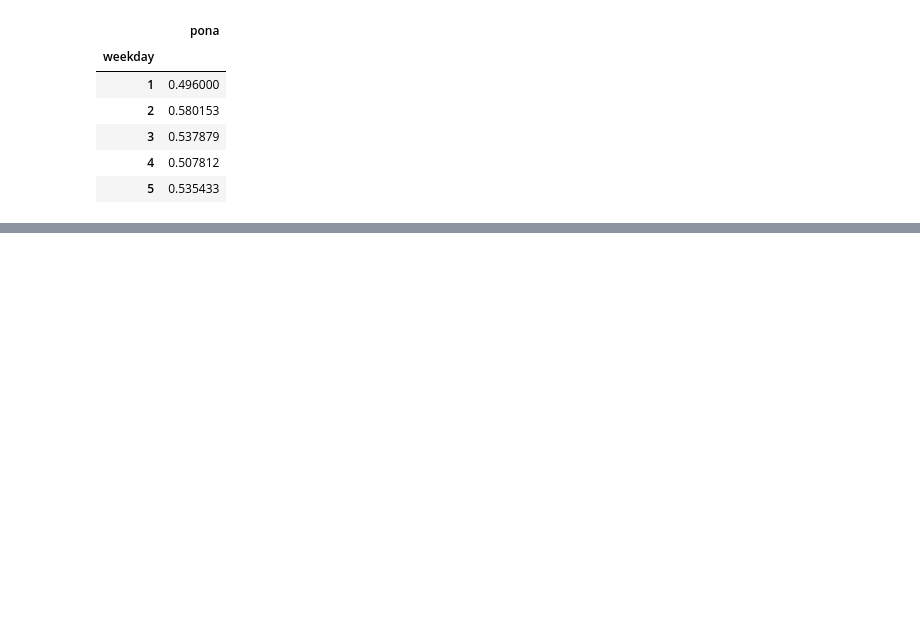
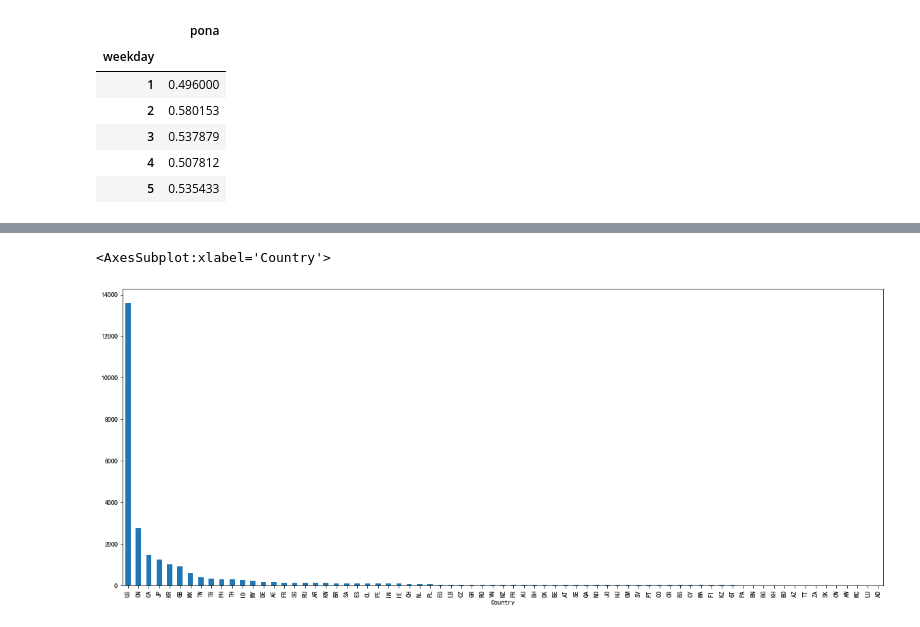
Before and after one commit to NekoSilverFox/Data-Mining, a Jupyter notebook: 003 - Pandas/Pandas.ipynb, the cells around one changed output, grey strips where cells are left out. Cells and saved outputs as stored; diff of their text form; code cells hidden in the pictures; blank space fills up the shorter version.

```diff
--- a/003 - Pandas/Pandas.ipynb
+++ b/003 - Pandas/Pandas.ipynb
@@ -1653,0 +1706,3 @@ stock_day.pivot_table(['pona'], index=['weekday'])  # 透视表直接能出值
+# %%
+starbucks = pd.read_csv('./data/starbucks.csv')
+starbucks.head()
@@ -1653,0 +1716,9 @@ stock_day.pivot_table(['pona'], index=['weekday'])  # 透视表直接能出值
+# %%
+# 按照国家分组，求出每个国家的星巴克零售店数量
+sb_count = starbucks.groupby(by=['Country'])['Brand'].count()
+# %%
+# 进行画图
+sb_count.sort_values(ascending=False).plot(kind='bar', figsize=(20, 8))
+# %% [output]
+<AxesSubplot:xlabel='Country'>
+[figure, added]
```
Also changed, not shown: parts of 9 cells of this notebook, 4 other files.
